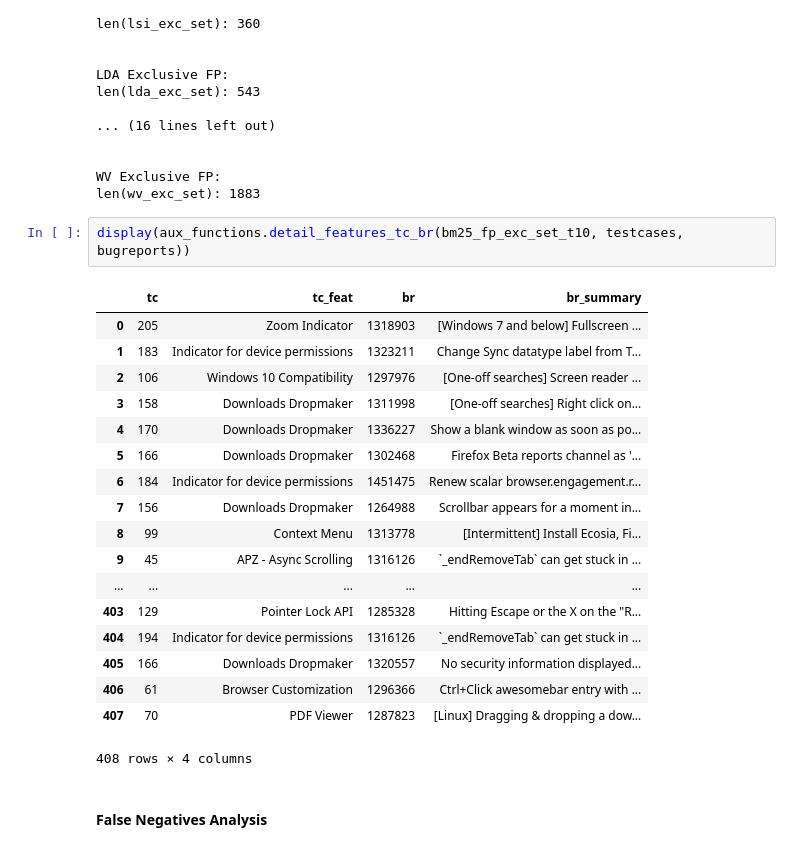
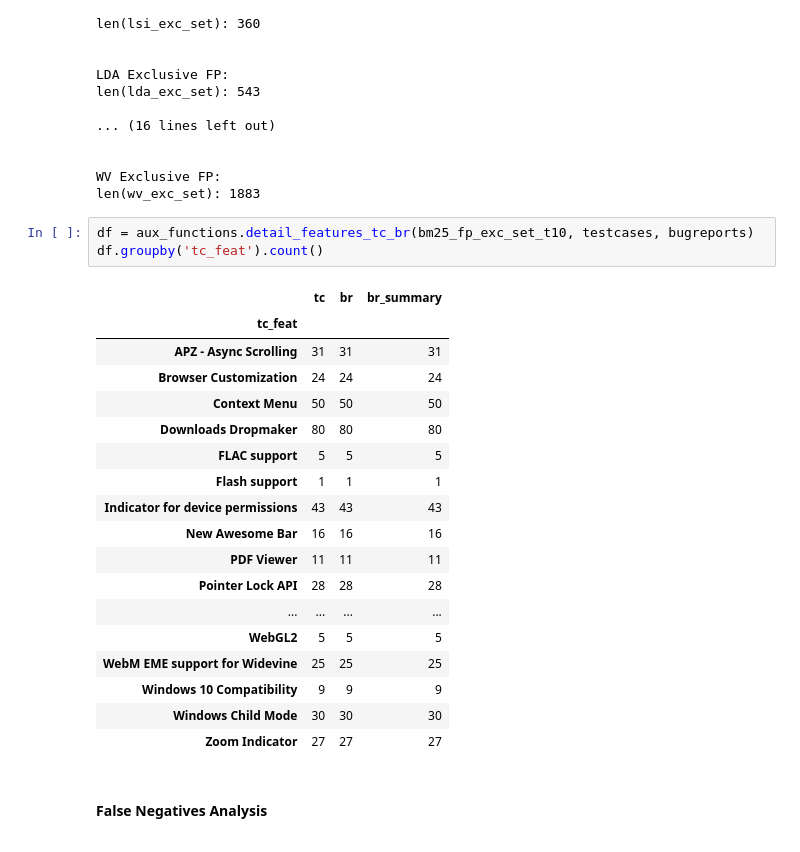
Before and after one commit to Pointpt/trace-link-recovery-study, a Jupyter notebook: notebooks/firefox_p2/tc_br_tracing/tc_br_runner.ipynb, the cells around one changed output. Cells and saved outputs as stored; diff of their text form.

```diff
--- a/notebooks/firefox_p2/tc_br_tracing/tc_br_runner.ipynb
+++ b/notebooks/firefox_p2/tc_br_tracing/tc_br_runner.ipynb
@@ -409,26 +409,27 @@ len(lda_exc_set): 543
 WV Exclusive FP:
 len(wv_exc_set): 1883
 # %%
-display(aux_functions.detail_features_tc_br(bm25_fp_exc_set_t10, testcases, bugreports))
+df = aux_functions.detail_features_tc_br(bm25_fp_exc_set_t10, testcases, bugreports)
+df.groupby('tc_feat').count()
 # %% [output]
-|  | tc | tc_feat | br | br_summary |
-| 0 | 205 | Zoom Indicator | 1318903 | [Windows 7 and below] Fullscreen ... |
-| 1 | 183 | Indicator for device permissions | 1323211 | Change Sync datatype label from T... |
-| 2 | 106 | Windows 10 Compatibility | 1297976 | [One-off searches] Screen reader ... |
-| 3 | 158 | Downloads Dropmaker | 1311998 | [One-off searches] Right click on... |
-| 4 | 170 | Downloads Dropmaker | 1336227 | Show a blank window as soon as po... |
-| 5 | 166 | Downloads Dropmaker | 1302468 | Firefox Beta reports channel as '... |
-| 6 | 184 | Indicator for device permissions | 1451475 | Renew scalar browser.engagement.r... |
-| 7 | 156 | Downloads Dropmaker | 1264988 | Scrollbar appears for a moment in... |
-| 8 | 99 | Context Menu | 1313778 | [Intermittent] Install Ecosia, Fi... |
-| 9 | 45 | APZ - Async Scrolling | 1316126 | `_endRemoveTab` can get stuck in ... |
-| ... | ... | ... | ... | ... |
-| 403 | 129 | Pointer Lock API | 1285328 | Hitting Escape or the X on the "R... |
-| 404 | 194 | Indicator for device permissions | 1316126 | `_endRemoveTab` can get stuck in ... |
-| 405 | 166 | Downloads Dropmaker | 1320557 | No security information displayed... |
-| 406 | 61 | Browser Customization | 1296366 | Ctrl+Click awesomebar entry with ... |
-| 407 | 70 | PDF Viewer | 1287823 | [Linux] Dragging & dropping a dow... |
+|  | tc | br | br_summary |
+| tc_feat |  |  |  |
+| APZ - Async Scrolling | 31 | 31 | 31 |
+| Browser Customization | 24 | 24 | 24 |
+| Context Menu | 50 | 50 | 50 |
+| Downloads Dropmaker | 80 | 80 | 80 |
+| FLAC support | 5 | 5 | 5 |
+| Flash support | 1 | 1 | 1 |
+| Indicator for device permissions | 43 | 43 | 43 |
+| New Awesome Bar | 16 | 16 | 16 |
+| PDF Viewer | 11 | 11 | 11 |
+| Pointer Lock API | 28 | 28 | 28 |
+| ... | ... | ... | ... |
+| WebGL2 | 5 | 5 | 5 |
+| WebM EME support for Widevine | 25 | 25 | 25 |
+| Windows 10 Compatibility | 9 | 9 | 9 |
+| Windows Child Mode | 30 | 30 | 30 |
+| Zoom Indicator | 27 | 27 | 27 |
-408 rows × 4 columns
 # %% [markdown]
 #### False Negatives Analysis
 # %%
```
